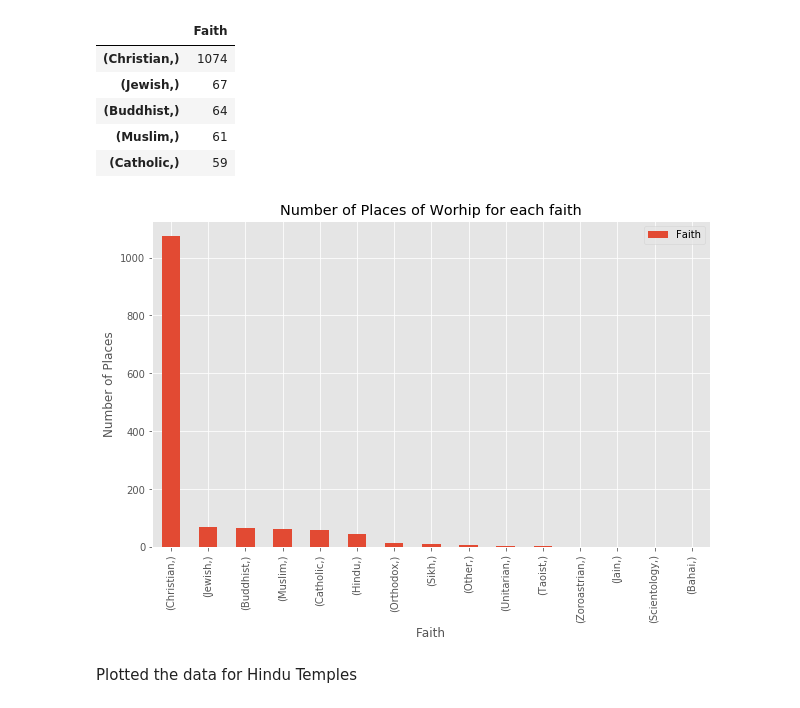
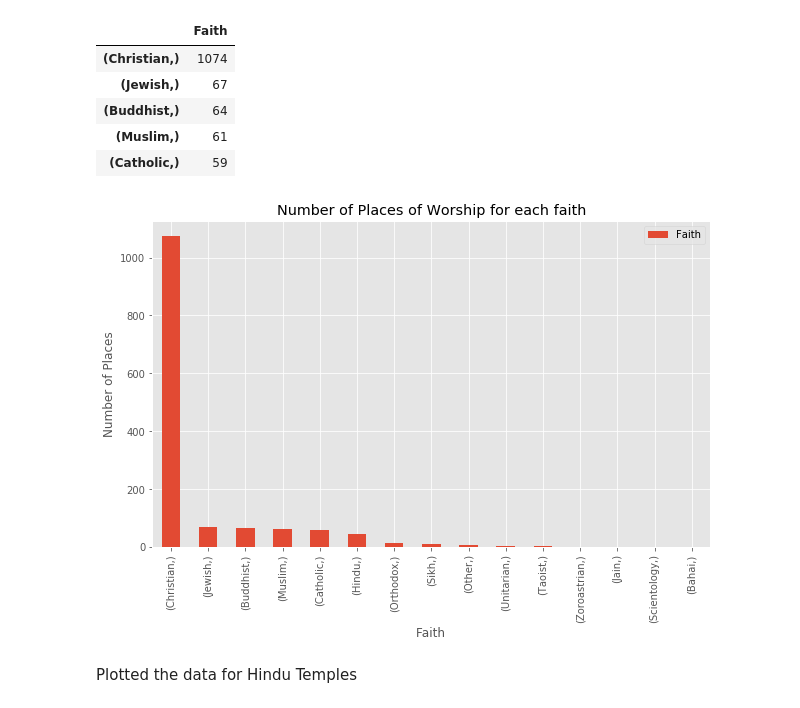
Before and after one commit to raagasrini/Coursera_Capstone, a Jupyter notebook: The Battle of Neighbourhoods (Week 1).ipynb, the cells around one changed output. Cells and saved outputs as stored; diff of their text form; code cells hidden in the pictures.

```diff
--- a/The Battle of Neighbourhoods (Week 1).ipynb
+++ b/The Battle of Neighbourhoods (Week 1).ipynb
@@ -290,13 +290,13 @@ FTH.head()
 # %%
 FTH.plot(kind='bar', figsize=(10, 6))
 
 plt.xlabel('Faith') # add to x-label to the plot
 plt.ylabel('Number of Places') # add y-label to the plot
-plt.title('Number of Places of Worhip for each faith') # add title to the plot
+plt.title('Number of Places of Worship for each faith') # add title to the plot
 
 plt.show()
 # %% [output]
-[figure, old version]
+[figure, new version]
 # %% [markdown]
 Plotted the data for Hindu Temples
 # %%
```
